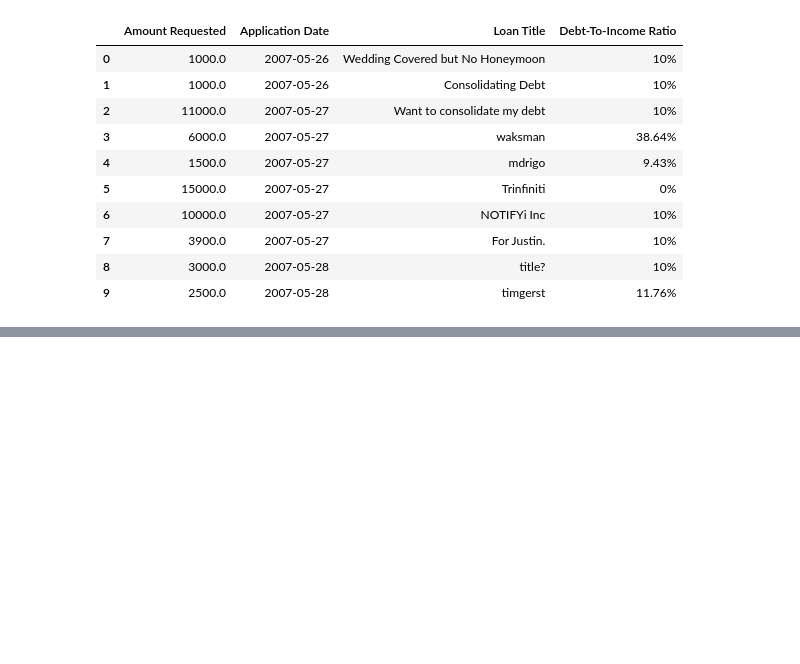
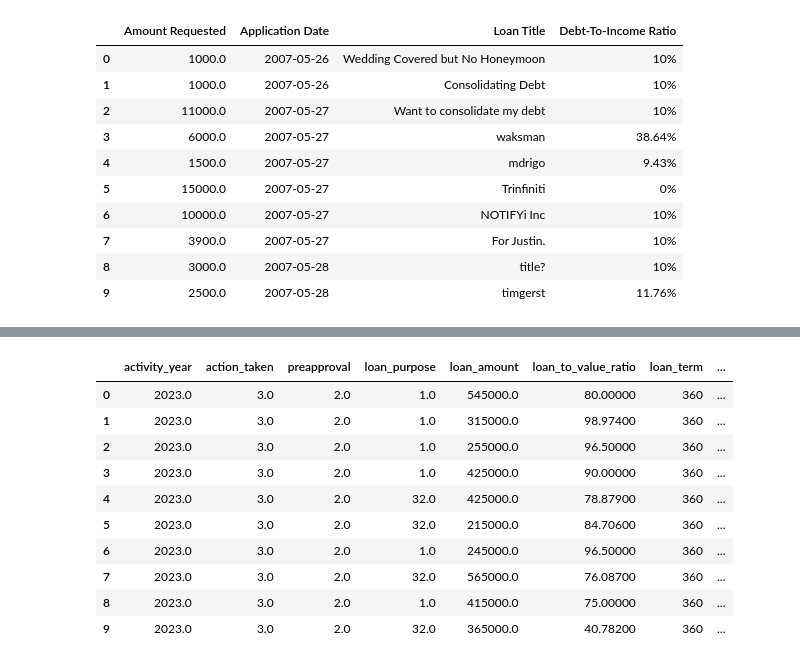
Before and after one commit to novoni01/credit-risk-assessment, a Jupyter notebook: ETL/CRA.ipynb, the cells around one changed output, grey strips where cells are left out. Cells and saved outputs as stored; diff of their text form; code cells hidden in the pictures; blank space fills up the shorter version.

```diff
--- a/ETL/CRA.ipynb
+++ b/ETL/CRA.ipynb
@@ -313,0 +559,16 @@ cleaned_rejected_loans.head(10)
+# %%
+rejected_recovered.isna().sum()
+rejected_recovered.head(10)
+#rejected_recovered.dtypes
+# %% [output]
+|  | activity_year | action_taken | preapproval | loan_purpose | loan_amount | loan_to_value_ratio | loan_term | ... |
+| 0 | 2023.0 | 3.0 | 2.0 | 1.0 | 545000.0 | 80.00000 | 360 | ... |
+| 1 | 2023.0 | 3.0 | 2.0 | 1.0 | 315000.0 | 98.97400 | 360 | ... |
+| 2 | 2023.0 | 3.0 | 2.0 | 1.0 | 255000.0 | 96.50000 | 360 | ... |
+| 3 | 2023.0 | 3.0 | 2.0 | 1.0 | 425000.0 | 90.00000 | 360 | ... |
+| 4 | 2023.0 | 3.0 | 2.0 | 32.0 | 425000.0 | 78.87900 | 360 | ... |
+| 5 | 2023.0 | 3.0 | 2.0 | 32.0 | 215000.0 | 84.70600 | 360 | ... |
+| 6 | 2023.0 | 3.0 | 2.0 | 1.0 | 245000.0 | 96.50000 | 360 | ... |
+| 7 | 2023.0 | 3.0 | 2.0 | 32.0 | 565000.0 | 76.08700 | 360 | ... |
+| 8 | 2023.0 | 3.0 | 2.0 | 1.0 | 415000.0 | 75.00000 | 360 | ... |
+| 9 | 2023.0 | 3.0 | 2.0 | 32.0 | 365000.0 | 40.78200 | 360 | ... |
```
Also changed, not shown: parts of 35 cells of this notebook, 6 other files.
